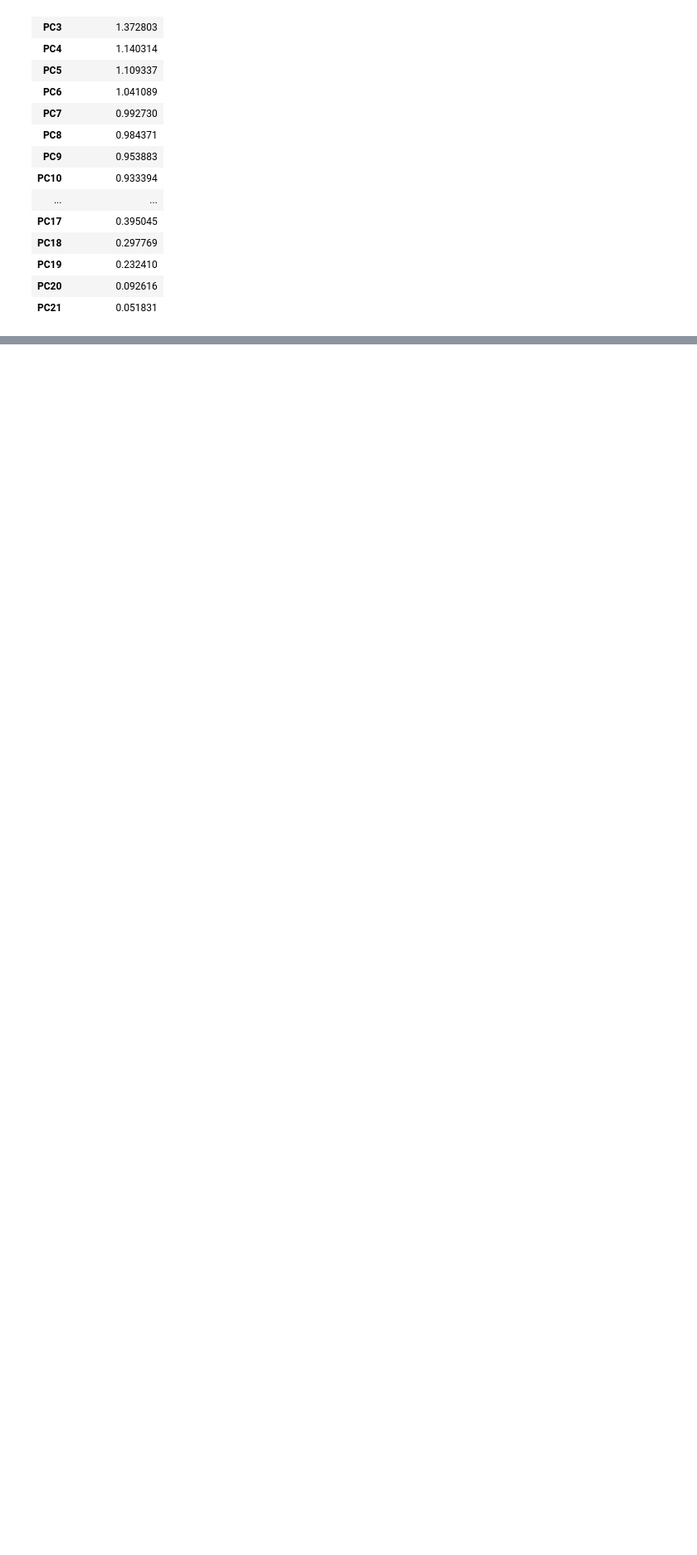
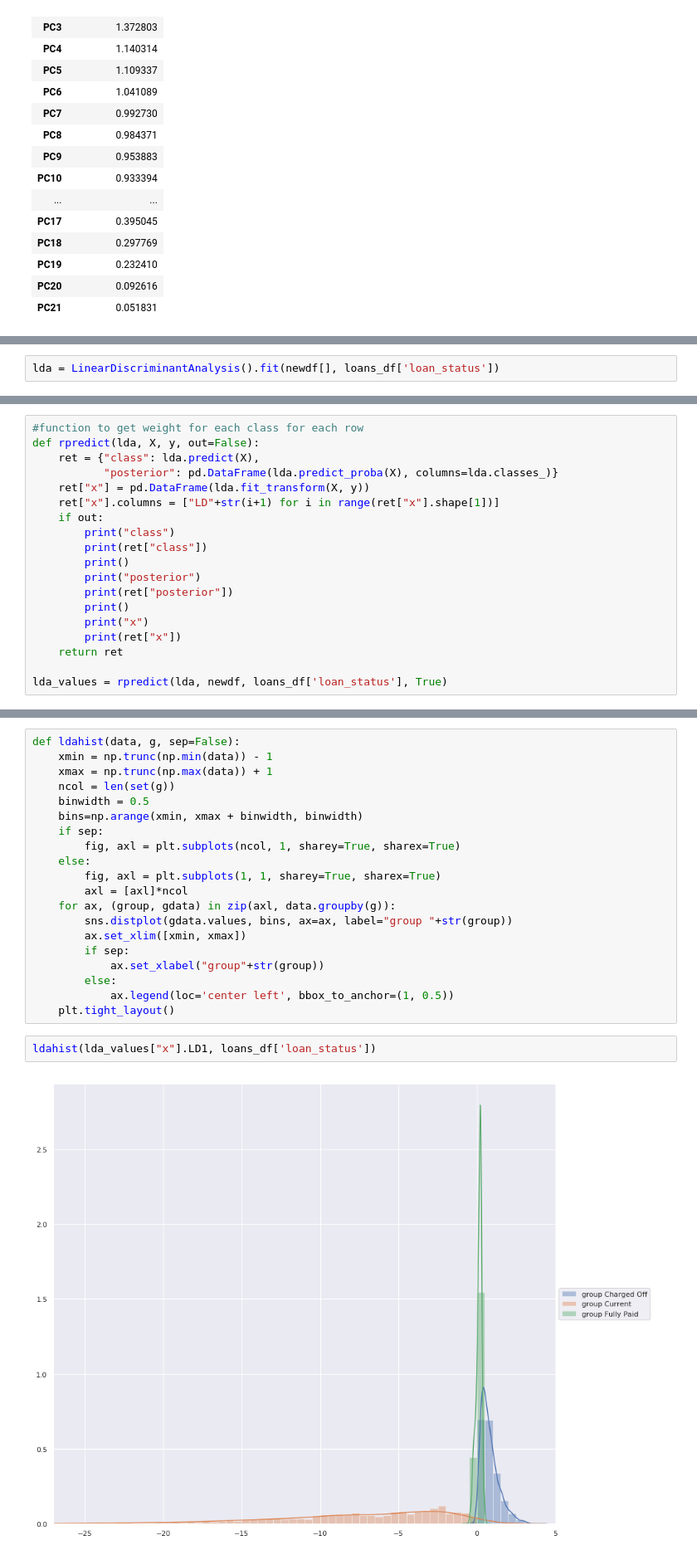
Before and after one commit to abhayace/loan-default-factors, a Jupyter notebook: Loan_Assignment_final.ipynb, the cells around one changed output, grey strips where cells are left out. Shown: that part at 83% size. Saved outputs shown, nothing was run; the diff lists cells and outputs as text; blank space fills up the shorter version.

Commit message:
LDA added ; filtering list further to identify imp columns

```diff
--- a/Loan_Assignment_final.ipynb
+++ b/Loan_Assignment_final.ipynb
@@ -604,0 +610,2 @@ pca.components_.shape
+# %%
+lda = LinearDiscriminantAnalysis().fit(newdf[], loans_df['loan_status'])
@@ -604,0 +640,19 @@ pca.components_.shape
+# %%
+#function to get weight for each class for each row
+def rpredict(lda, X, y, out=False):
+    ret = {"class": lda.predict(X),
+           "posterior": pd.DataFrame(lda.predict_proba(X), columns=lda.classes_)}
+    ret["x"] = pd.DataFrame(lda.fit_transform(X, y))
+    ret["x"].columns = ["LD"+str(i+1) for i in range(ret["x"].shape[1])]
+    if out:
+        print("class")
+        print(ret["class"])
+        print()
+        print("posterior")
+        print(ret["posterior"])
+        print()
+        print("x")
+        print(ret["x"])
+    return ret
+
+lda_values = rpredict(lda, newdf, loans_df['loan_status'], True)
@@ -604,0 +677,24 @@ pca.components_.shape
+# %%
+def ldahist(data, g, sep=False):
+    xmin = np.trunc(np.min(data)) - 1
+    xmax = np.trunc(np.max(data)) + 1
+    ncol = len(set(g))
+    binwidth = 0.5
+    bins=np.arange(xmin, xmax + binwidth, binwidth)
+    if sep:
+        fig, axl = plt.subplots(ncol, 1, sharey=True, sharex=True)
+    else:
+        fig, axl = plt.subplots(1, 1, sharey=True, sharex=True)
+        axl = [axl]*ncol
+    for ax, (group, gdata) in zip(axl, data.groupby(g)):
+        sns.distplot(gdata.values, bins, ax=ax, label="group "+str(group))
+        ax.set_xlim([xmin, xmax])
+        if sep:
+            ax.set_xlabel("group"+str(group))
+        else:
+            ax.legend(loc='center left', bbox_to_anchor=(1, 0.5))
+    plt.tight_layout()
+# %%
+ldahist(lda_values["x"].LD1, loans_df['loan_status'])
+# %% [output]
+[figure, added]
```
Also changed, not shown: parts of 6 cells of this notebook.
